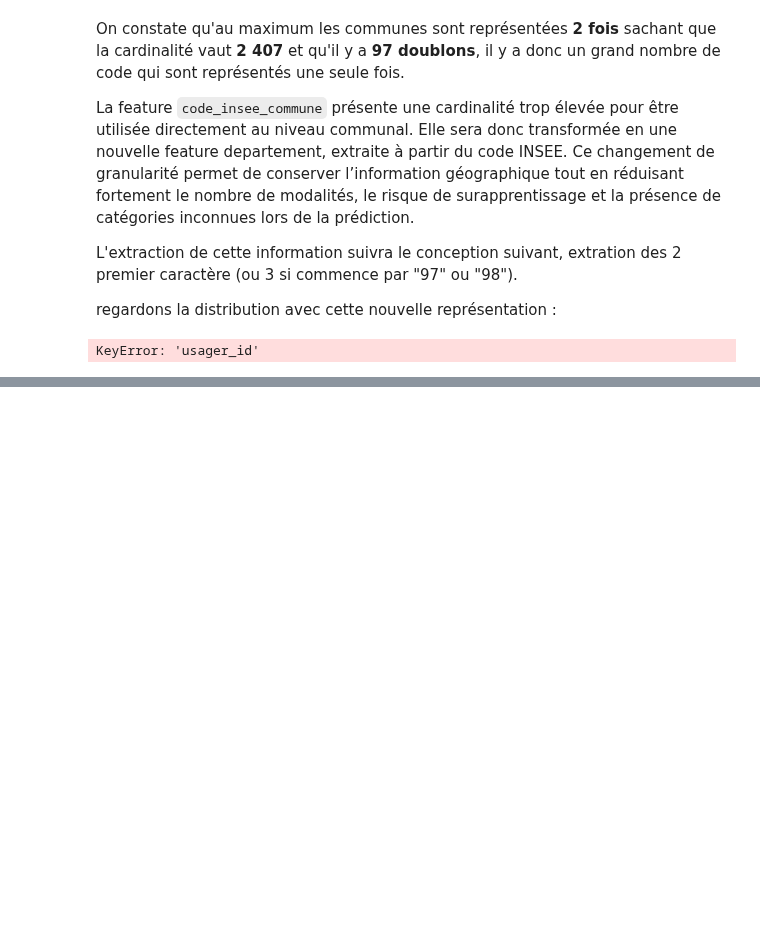
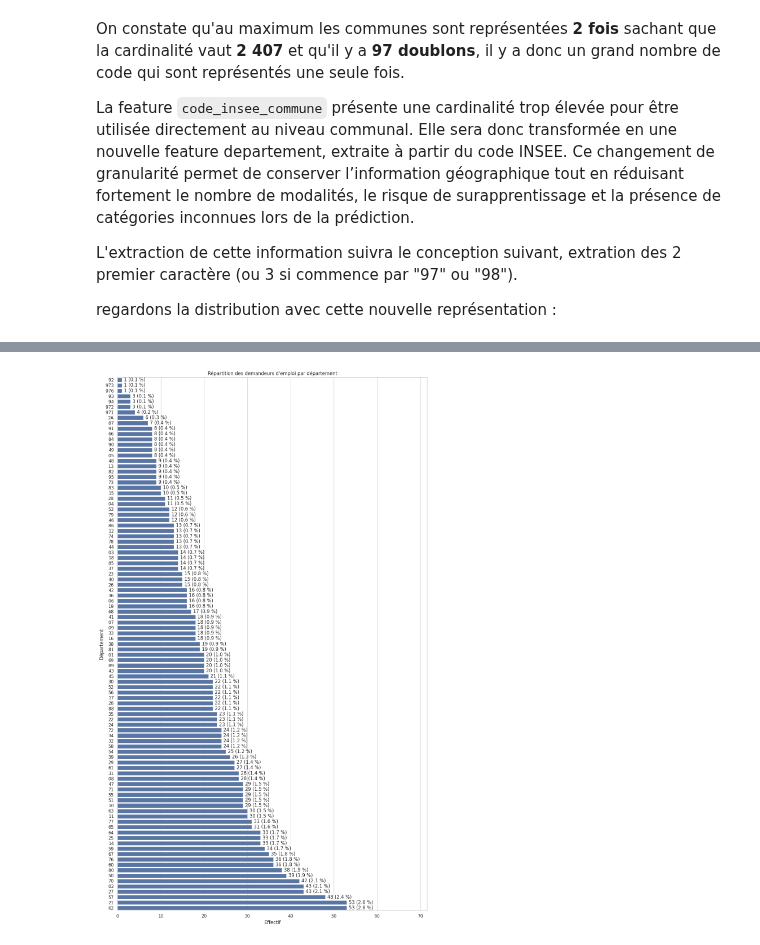
Before and after one commit to Morpheis83/m9, a Jupyter notebook: notebooks/cas-usage-evrard.ipynb, the cells around one changed output, grey strips where cells are left out. Cells and saved outputs as stored; diff of their text form; code cells hidden in the pictures; blank space fills up the shorter version.

```diff
--- a/notebooks/cas-usage-evrard.ipynb
+++ b/notebooks/cas-usage-evrard.ipynb
@@ -1242,7 +1242,7 @@ df_departement["departement"] = (
     .apply(extraire_departement)
 )
 
-profiler(pd.DataFrame(df_departement["departement"]))
+display( profiler(df_departement, ["departement"]))
 
 
 # Calcul des effectifs par département
@@ -1294,4 +1294,3 @@ plt.ylabel("Département")
 plt.tight_layout()
 plt.show()
 # %% [output]
-KeyError: 'usager_id'
@@ -1298 +1299,2 @@ KeyError: 'usager_id'
+[figure, added]
 # %% [markdown]
```
Also changed, not shown: parts of 16 cells of this notebook, 2 other files.
